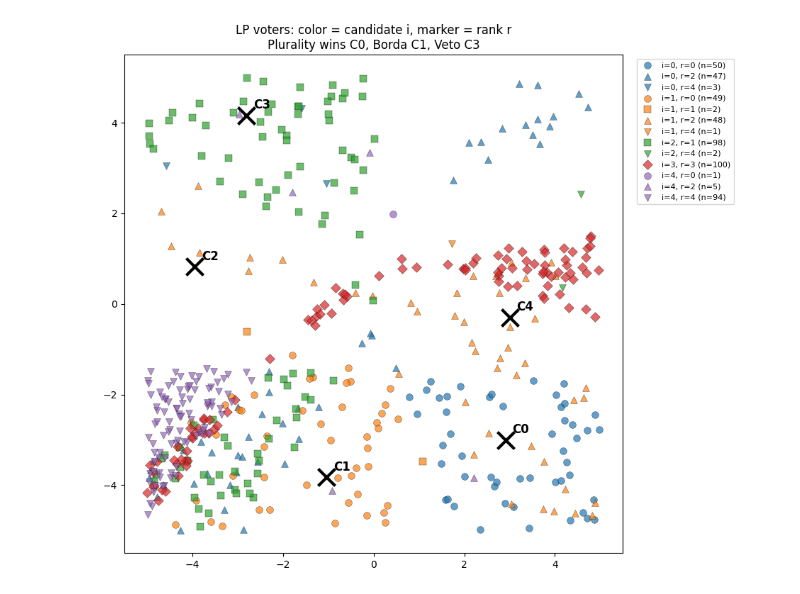
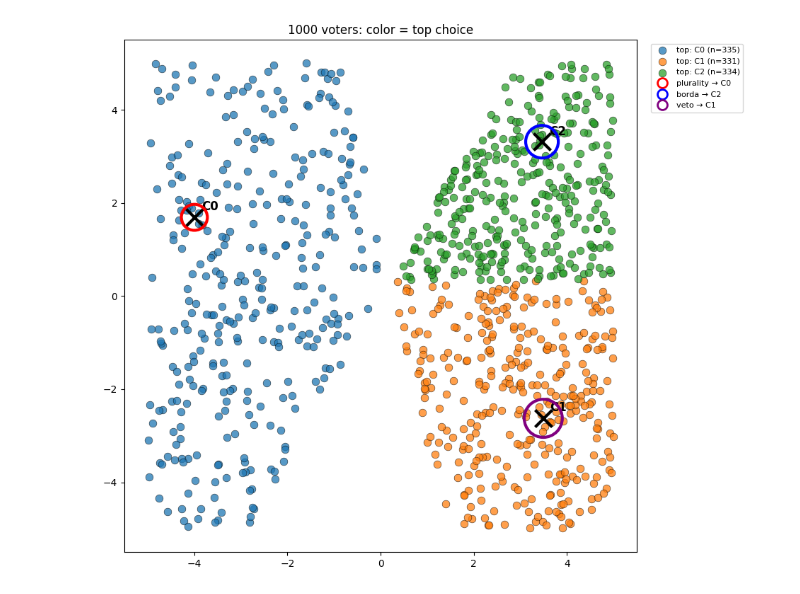
Before and after one commit to pawlowiczf/Euclidean-choices, a Jupyter notebook: code/main/lp.ipynb, the cells around one changed output. Drawn from its saved outputs; the diff is of its cells as text; code cells hidden in the pictures.

Commit message:
add permutational lp model

```diff
--- a/code/main/lp.ipynb
+++ b/code/main/lp.ipynb
@@ -62,3 +34,3 @@ def find_farthest_triple(points):
 # %%
-N_VOTERS = 100
-N_CANDIDATES = 5
+N_VOTERS = 1000
+N_CANDIDATES = 3
@@ -75,6 +61,14 @@ variables = [
 # %%
-candidates = [Candidate(id=id, position=random_2d_point()) for id in range(N_CANDIDATES)]
+candidates = [
+    Candidate(id=id, position=random_2d_point()) for id in range(N_CANDIDATES)
+]
 idxs = find_farthest_triple([candidate.position for candidate in candidates])
-WINNER_ONE_IDX=idxs[0]
-WINNER_TWO_IDX=idxs[1]
-WINNER_THREE_IDX=idxs[2]
+
+winners = {
+    "plurality": random.randint(0, len(candidates) - 1),
+    "borda": random.randint(0, len(candidates) - 1),
+    "veto": random.randint(0, len(candidates) - 1),
+}
+
+model = PermutationLpModel(candidates=candidates, n_voters=N_VOTERS, winners=winners)
+model.solve()
@@ -205,40 +77,4 @@ Generated 500 voters across 13 non-empty cells
-# %%
-fig, ax = plt.subplots(figsize=(9, 8))
-colors = plt.cm.tab10.colors
-markers = ["o", "s", "^", "D", "v", "P", "*"]
-
-for (i, r), pts in voters_by_cell.items():
-    if not pts:
-        continue
-    arr = np.array(pts)
-    ax.scatter(
-        arr[:, 0], arr[:, 1],
-        color=colors[i % len(colors)],
-        marker=markers[r % len(markers)],
-        s=50,
-        alpha=0.7,
-        edgecolors="black",
-        linewidths=0.3,
-        label=f"i={i}, r={r} (n={len(pts)})",
-    )
-
-for idx, c in enumerate(candidates):
-    ax.scatter(*c.position, marker="x", s=300, c="black", linewidths=3)
-    ax.annotate(
-        f"C{idx}", c.position,
-        fontsize=12, fontweight="bold",
-        xytext=(7, 7), textcoords="offset points",
-    )
-
-ax.set_aspect("equal")
-ax.set_xlim(-5.5, 5.5)
-ax.set_ylim(-5.5, 5.5)
-ax.legend(loc="upper left", bbox_to_anchor=(1.02, 1), fontsize=8)
-ax.set_title(
-    f"LP voters: color = candidate i, marker = rank r\n"
-    f"Plurality wins C{WINNER_ONE_IDX}, Borda C{WINNER_TWO_IDX}, Veto C{WINNER_THREE_IDX}"
-)
-plt.tight_layout()
-plt.show()
-# %% [output]
-[figure, removed]
+# %%
+plot_lp_result(candidates, model.generate_voter_positions(), winners)
+# %% [output]
+[figure, added]
```
Also changed, not shown: parts of 13 cells of this notebook, 8 other files.
